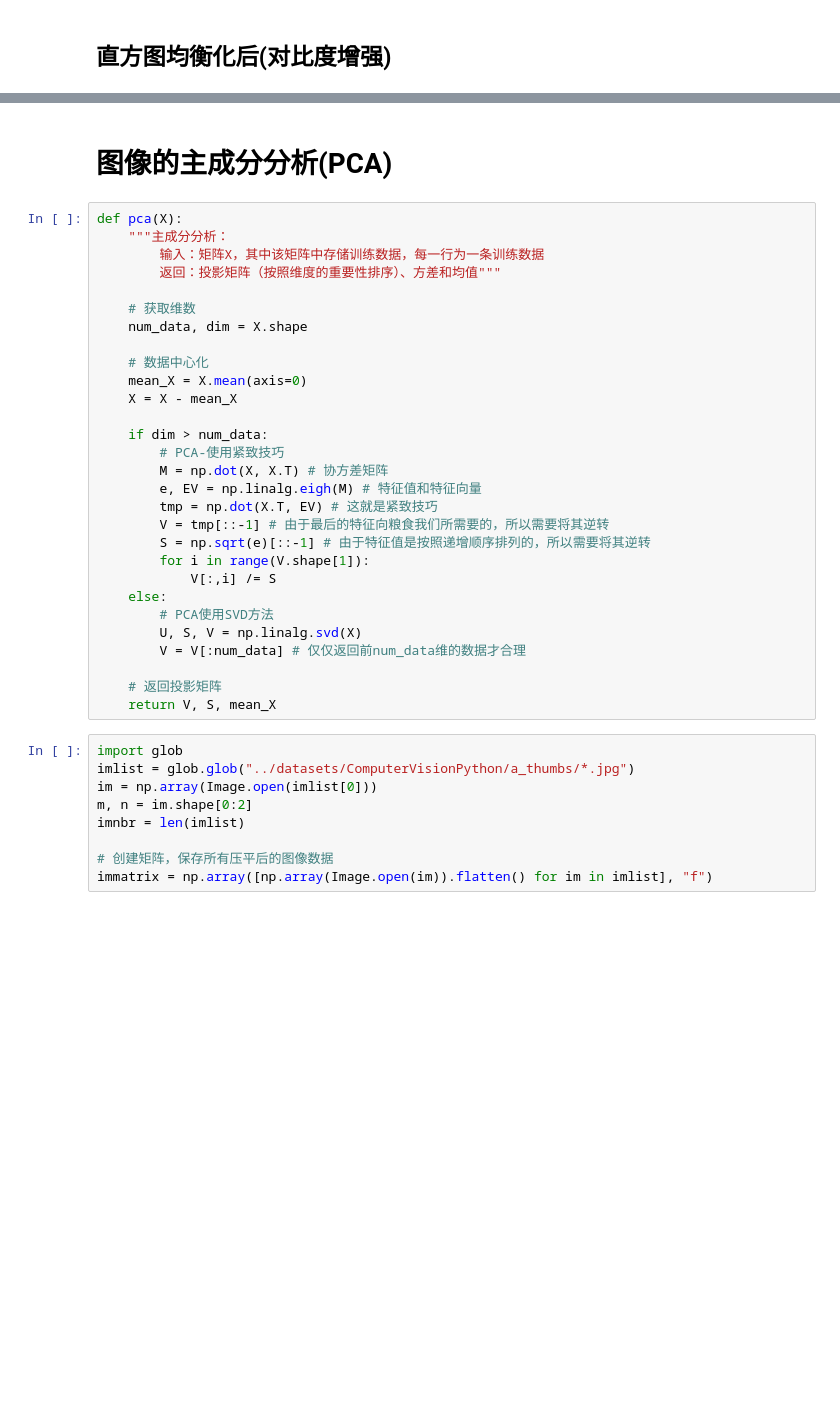
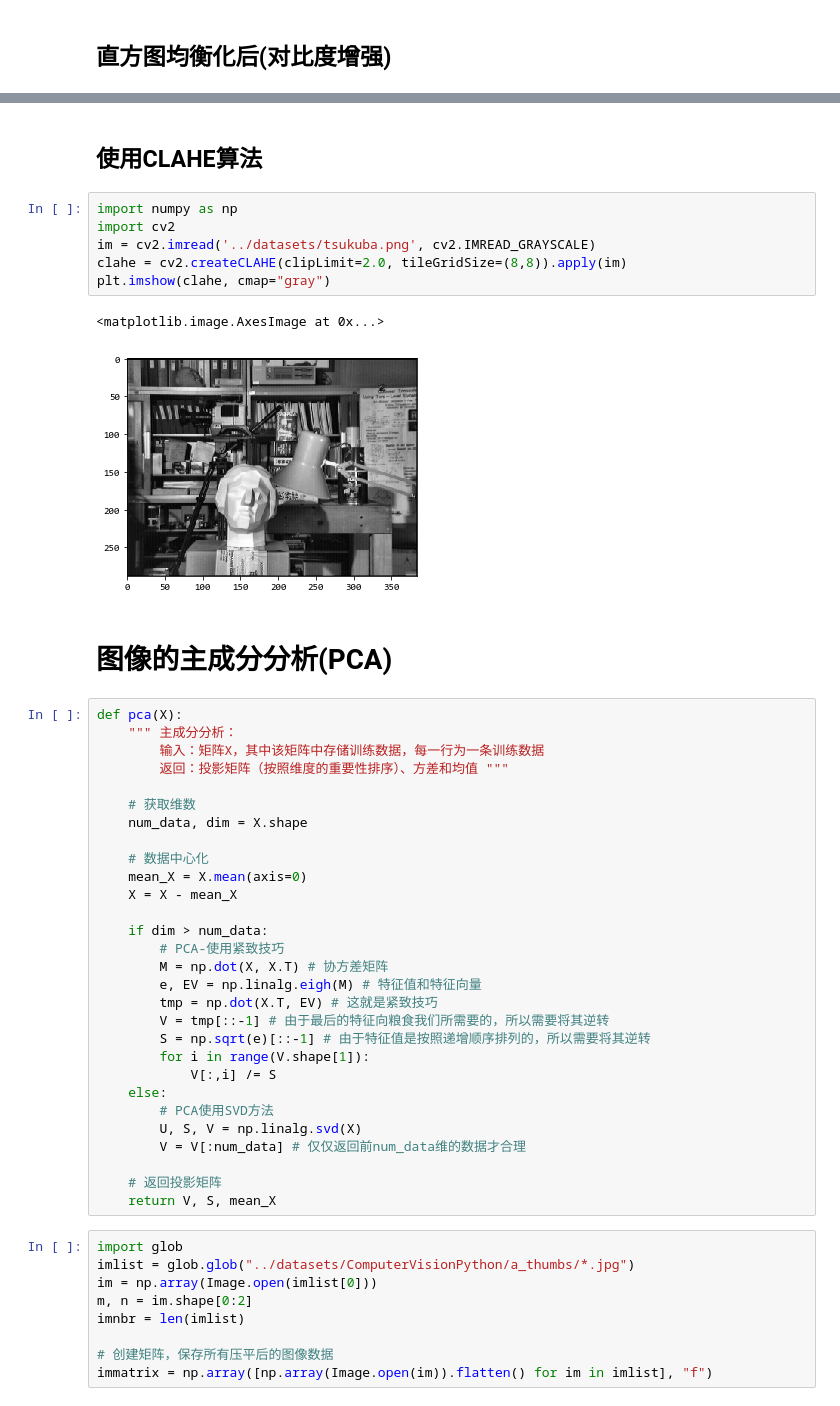
Before and after one commit to korewayume/MLCookbook, a Jupyter notebook: notebooks/CV-Python.ipynb, the cells around one changed output, grey strips where cells are left out. Saved outputs shown, nothing was run; the diff lists cells and outputs as text; blank space fills up the shorter version.

```diff
--- a/notebooks/CV-Python.ipynb
+++ b/notebooks/CV-Python.ipynb
@@ -87,10 +87,21 @@ plt.imshow(im2, cmap="gray")
+# %% [markdown]
+## 使用CLAHE算法
+# %%
+import numpy as np
+import cv2
+im = cv2.imread('../datasets/tsukuba.png', cv2.IMREAD_GRAYSCALE)
+clahe = cv2.createCLAHE(clipLimit=2.0, tileGridSize=(8,8)).apply(im)
+plt.imshow(clahe, cmap="gray")
+# %% [output]
+<matplotlib.image.AxesImage at 0x...>
+[figure, added]
 # %% [markdown]
 # 图像的主成分分析(PCA)
 # %%
 def pca(X):
-    """主成分分析：
+    """ 主成分分析：
         输入：矩阵X，其中该矩阵中存储训练数据，每一行为一条训练数据
-        返回：投影矩阵（按照维度的重要性排序）、方差和均值"""
+        返回：投影矩阵（按照维度的重要性排序）、方差和均值 """
 
     # 获取维数
     num_data, dim = X.shape
```
Also changed, not shown: parts of 10 cells of this notebook.
